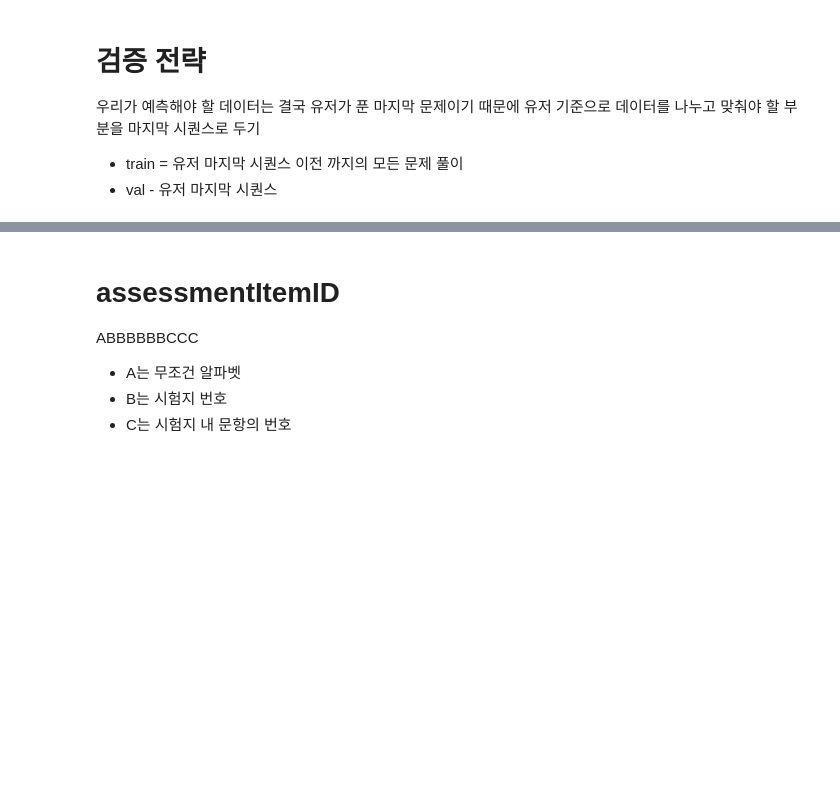
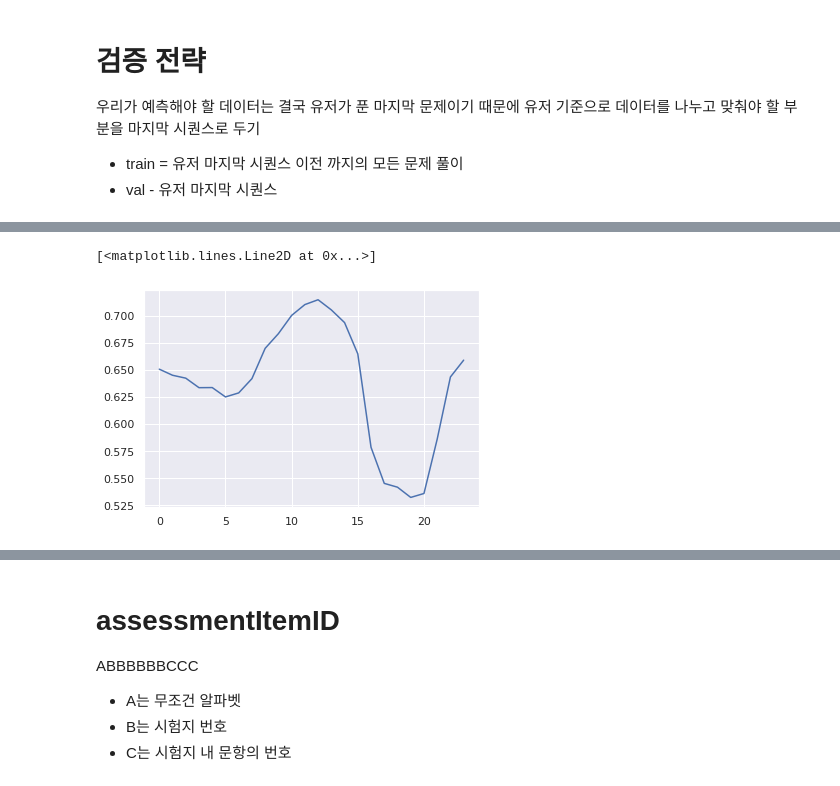
Before and after one commit to boostcampaitech3/level2-dkt-level2-recsys-05, a Jupyter notebook: EDA/EDA-SeongBeom.ipynb, the cells around one changed output, grey strips where cells are left out. Cells and saved outputs as stored; diff of their text form; code cells hidden in the pictures; blank space fills up the shorter version.

```diff
--- a/EDA/EDA-SeongBeom.ipynb
+++ b/EDA/EDA-SeongBeom.ipynb
@@ -42,0 +121,5 @@ df = pd.concat([train_df, test_df]).sort_values(by=['userID', 'Timestamp']).rese
+# %%
+plt.plot(df.groupby('hour').mean()['answerCode'])
+# %% [output]
+[<matplotlib.lines.Line2D at 0x...>]
+[figure, added]
```
Also changed, not shown: parts of 7 cells of this notebook.
